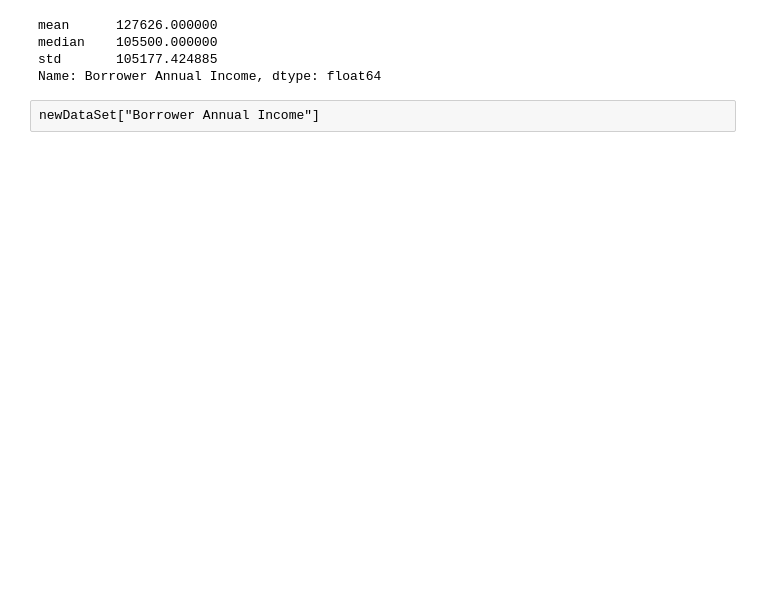
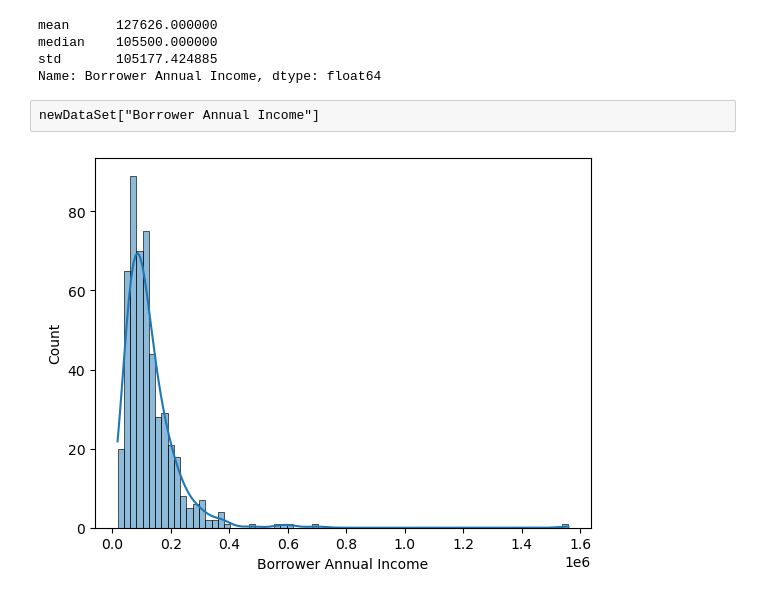
Before and after one commit to KunalNeon/CommBank, a Jupyter notebook: dataSet.ipynb, the cells around one changed output. Drawn from its saved outputs; the diff is of its cells as text; code cells hidden in the pictures; blank space fills up the shorter version.

```diff
--- a/dataSet.ipynb
+++ b/dataSet.ipynb
@@ -93,3 +100,9 @@ std       105177.424885
 Name: Borrower Annual Income, dtype: float64
 # %% [raw]
 newDataSet["Borrower Annual Income"]
+# %%
+import seaborn as sns
+sns.histplot(newDataSet['Borrower Annual Income'], bins='auto', kde=True)
+myplot.show()
+# %% [output]
+[figure, added]
```
Also changed, not shown: parts of 3 cells of this notebook.
